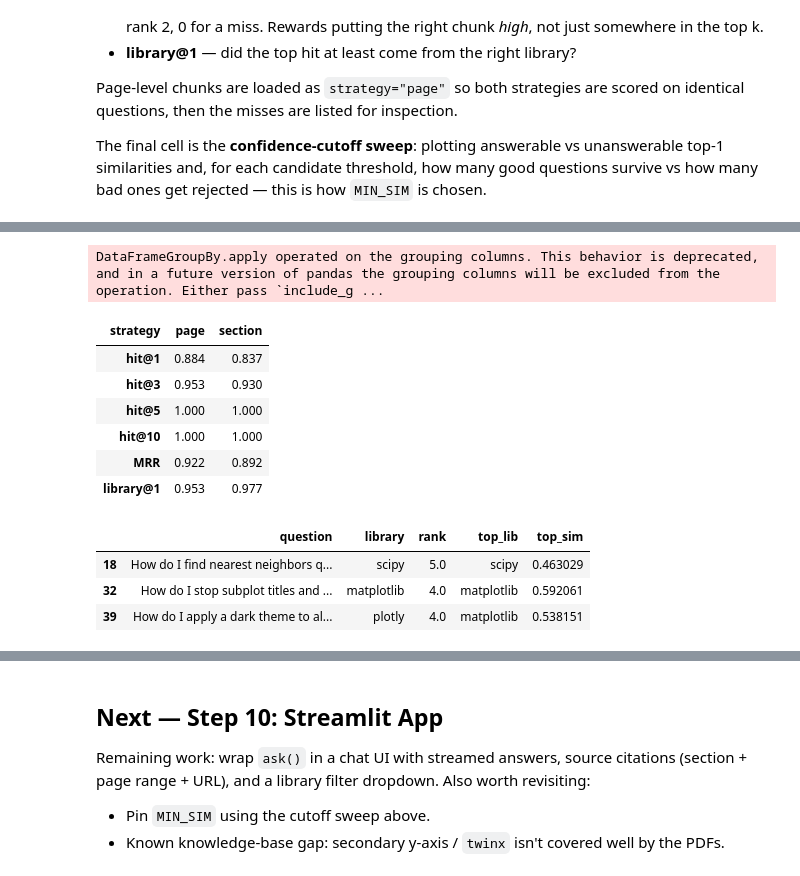
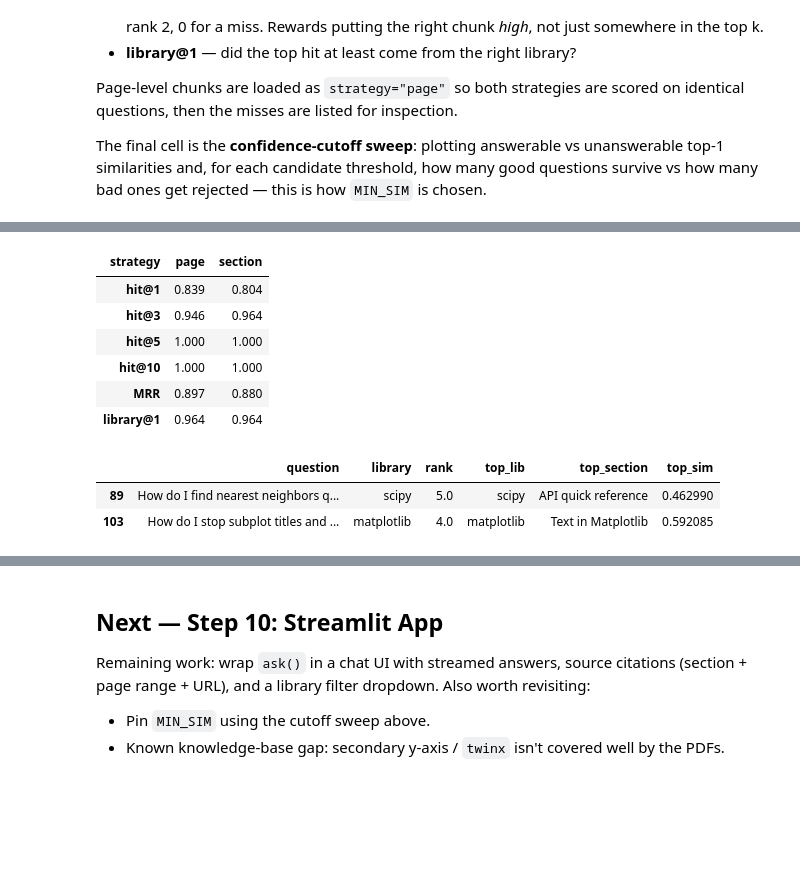
Before and after one commit to MWPerrineJr/llm_engineering-1, a Jupyter notebook: datascience_rag/datascience_rag.ipynb, the cells around one changed output, grey strips where cells are left out. Saved outputs shown, nothing was run; the diff lists cells and outputs as text; code cells hidden in the pictures; blank space fills up the shorter version.

Commit message:
working data science rag

```diff
--- a/datascience_rag/datascience_rag.ipynb
+++ b/datascience_rag/datascience_rag.ipynb
@@ -801,51 +854,47 @@ supabase.table(TABLE_NAME).delete().eq("metadata->>strategy", "page").execute()
 upsert_chunks(page_chunks, "page") # ~1,631 chunks, ~$0.08
 # %%
 # --- Hit rate@k and MRR: page vs section ---
-def evaluate(strategy, k=10):
+def evaluate(strategy, k=10): # Evaluate retrieval strategy with hit rate@k and MRR
     rows = []
     for r in eval_df.itertuples():
-        hits = supabase.rpc(MATCH_FUNCTION, {"query_embedding": r.qv,
-                                             "match_count": k,
-                                             "filter": {"strategy":strategy}}).execute().data
-        rank = next((i for i, h in enumerate(hits, 1) if (h["metadata"]["library"],
-                                                          h["metadata"]["section"]) == (r.library, r.section)), np.nan)
-        rows.append({"question": r.question,
-                     "library": r.library,
-                     "section": r.section,
-                     "answerable": r.library is not None,
-                     "rank": rank,
-                     "top_sim": hits[0]["similarity"],
-                     "top_lib": hits[0]["metadata"]["library"]})
+        hits = supabase.rpc(MATCH_FUNCTION, {'query_embedding': r.qv,
+                                             'match_count': k,
+                                             'filter': {'strategy':strategy}}).execute().data
+        rank = next((i for i, h in enumerate(hits, 1) if (h['metadata']['library'],
+                                                          h['metadata']['section']) in r.targets), np.nan)
+        rows.append({'question': r.question,
+                     'library': r.library,
+                     'section': r.section,
+                     'answerable': r.library is not None,
+                     'rank': rank,
+                     'top_sim': hits[0]['similarity'],
+                     'top_lib': hits[0]['metadata']['library'],
+                     'top_section': hits[0]['metadata']['section'],
+                     'target_libs': {lib for lib, _ in r.targets}})
     return pd.DataFrame(rows).assign(strategy=strategy)
 
 def metrics(res, ks=(1, 3, 5, 10)):
     a = res[res.answerable]
-    m = {f"hit@{k}": (a["rank"] <= k).mean() for k in ks} # NaN (miss) <= k is False
-    m["MRR"] = (1 / a["rank"]).fillna(0).mean()
-    m["library@1"] = (a.top_lib == a.library).mean()
+    m = {f'hit@{k}': (a['rank'] <= k).mean() for k in ks} # NaN (miss) <= k is False
+    m['MRR'] = (1 / a['rank']).fillna(0).mean()
+    m['library@1'] = pd.Series([t in libs for t, libs in zip(a.top_lib, a.target_libs)]).mean()
     return pd.Series(m).round(3)
 
-results = pd.concat([evaluate("page"), evaluate("section")])
-display(results.groupby("strategy").apply(metrics).T)
+results = pd.concat([evaluate('page'), evaluate('section')], ignore_index=True)
+display(results.groupby('strategy')[results.columns.drop('strategy')].apply(metrics).T)
 display(results.query("answerable and strategy == 'section' and (rank > 3 or rank != rank)")
-        [["question",
-          "library",
-          "rank",
-          "top_lib",
-          "top_sim"]]) #misses to inspect
+        [['question', 'library', 'rank', 'top_lib', 'top_section', 'top_sim']]) # misses to inspect
 # %% [output]
-DataFrameGroupBy.apply operated on the grouping columns. This behavior is deprecated, and in a future version of pandas the grouping columns will be excluded from the operation. Either pass `include_g ...
 | strategy | page | section |
-| hit@1 | 0.884 | 0.837 |
-| hit@3 | 0.953 | 0.930 |
+| hit@1 | 0.839 | 0.804 |
+| hit@3 | 0.946 | 0.964 |
 | hit@5 | 1.000 | 1.000 |
 | hit@10 | 1.000 | 1.000 |
-| MRR | 0.922 | 0.892 |
-| library@1 | 0.953 | 0.977 |
+| MRR | 0.897 | 0.880 |
+| library@1 | 0.964 | 0.964 |
-|  | question | library | rank | top_lib | top_sim |
-| 18 | How do I find nearest neighbors q... | scipy | 5.0 | scipy | 0.463029 |
-| 32 | How do I stop subplot titles and ... | matplotlib | 4.0 | matplotlib | 0.592061 |
-| 39 | How do I apply a dark theme to al... | plotly | 4.0 | matplotlib | 0.538151 |
+|  | question | library | rank | top_lib | top_section | top_sim |
+| 89 | How do I find nearest neighbors q... | scipy | 5.0 | scipy | API quick reference | 0.462990 |
+| 103 | How do I stop subplot titles and ... | matplotlib | 4.0 | matplotlib | Text in Matplotlib | 0.592085 |
 # %%
 # --- Confidence-cutoff sweep: where should MIN_SIM sit? ---
 sec = results[results.strategy == "section"]
```
Also changed, not shown: parts of 9 cells of this notebook, 1 other file.
